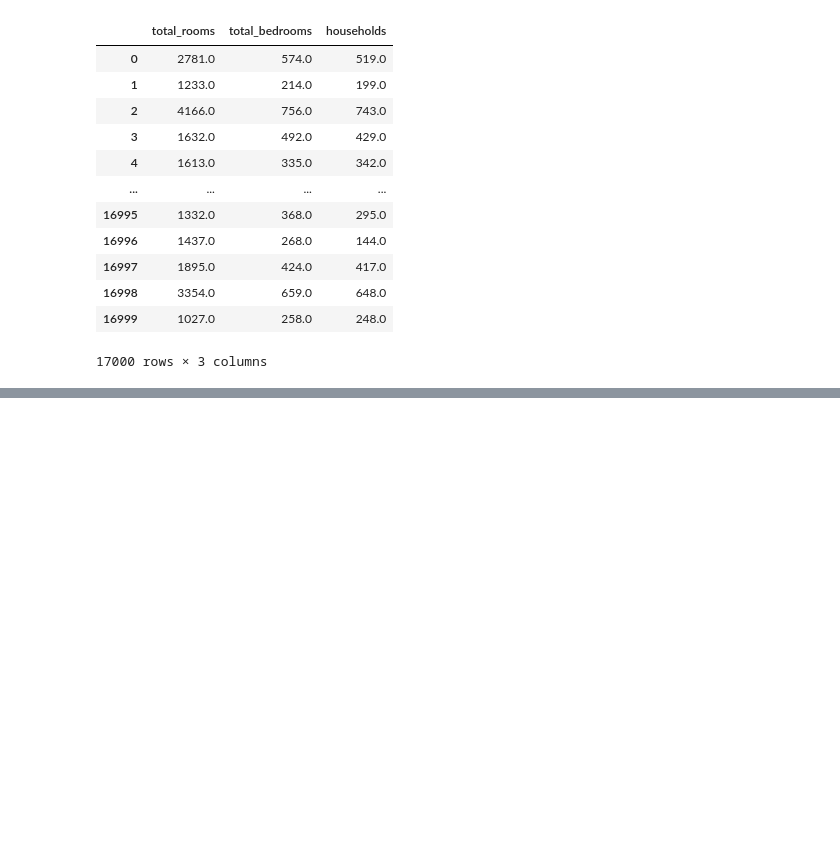
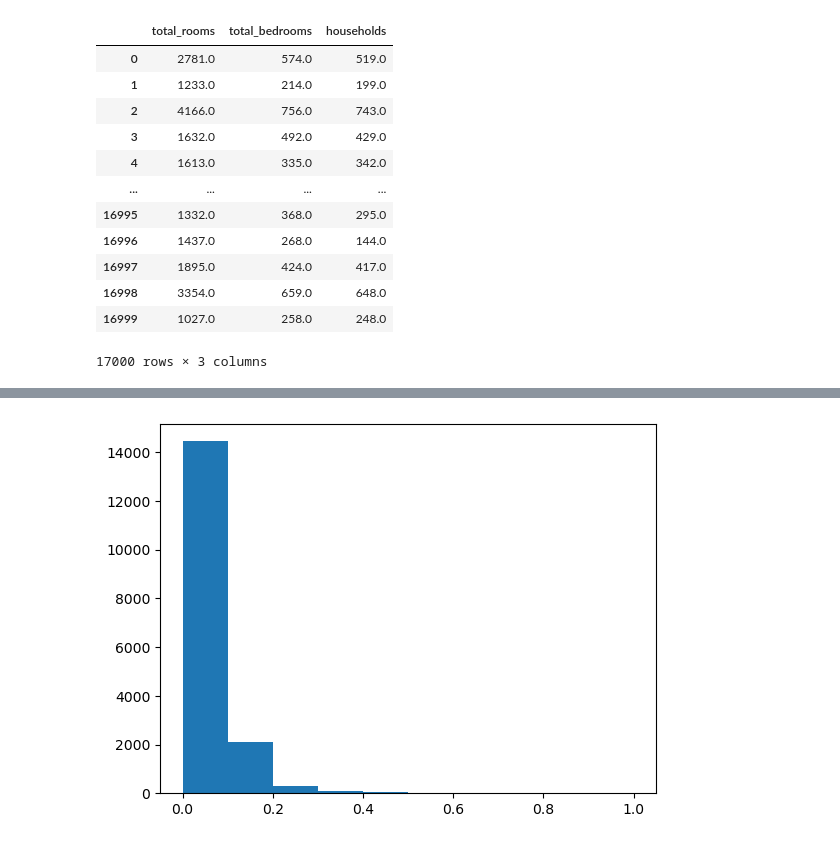
Before and after one commit to amenhasfaw/DPFE, a Jupyter notebook: CODE/Feature Engineering.ipynb, the cells around one changed output, grey strips where cells are left out. Saved outputs shown, nothing was run; the diff lists cells and outputs as text; code cells hidden in the pictures; blank space fills up the shorter version.

```diff
--- a/CODE/Feature Engineering.ipynb
+++ b/CODE/Feature Engineering.ipynb
@@ -142,0 +153,10 @@ import matplotlib.pyplot as plt
+# %%
+# Scaling X_train_3 by Min-Max method
+
+ScalerMM = MinMaxScaler().fit(X_train_3)
+X_train_scaled2 = ScalerMM.transform(X_train_3)
+
+plt.hist(X_train_scaled2[:,0])
+plt.show()
+# %% [output]
+[figure, added]
```
Also changed, not shown: parts of 12 cells of this notebook.
